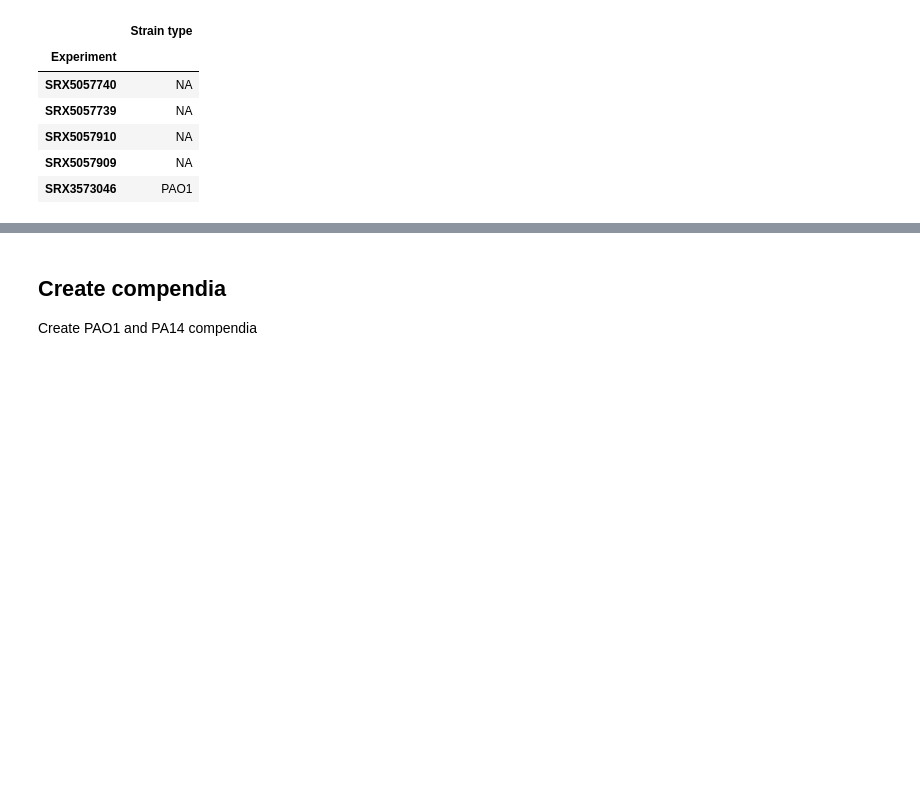
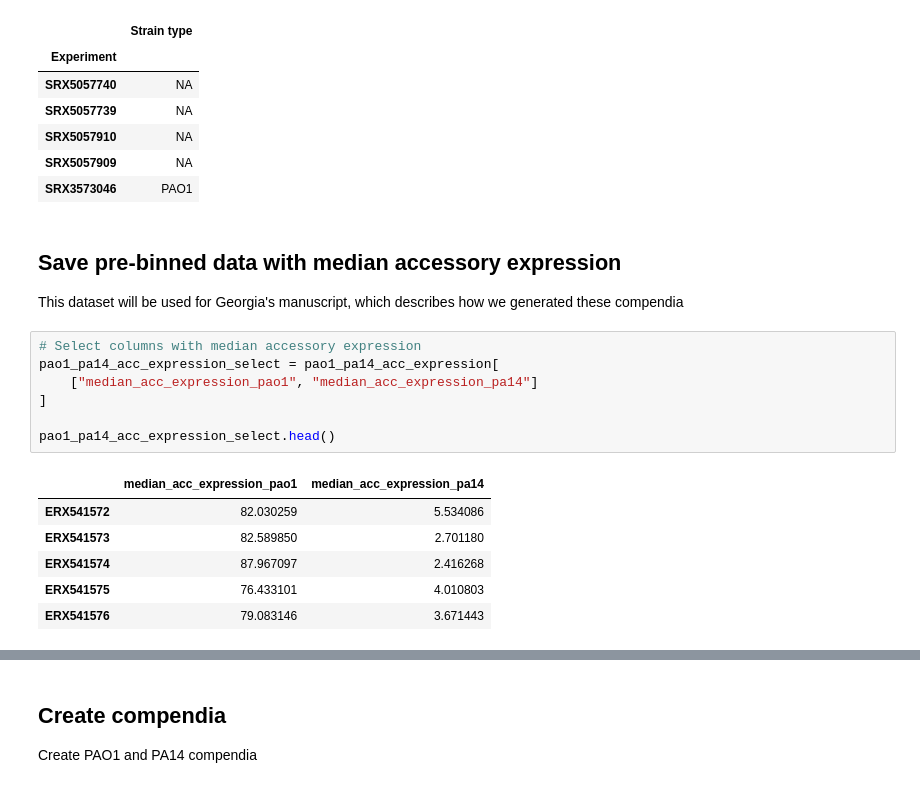
Before and after one commit to greenelab/core-accessory-interactome, a Jupyter notebook: processing/1_create_compendia.ipynb, the cells around one changed output, grey strips where cells are left out. Cells and saved outputs as stored; diff of their text form; blank space fills up the shorter version.

```diff
--- a/processing/1_create_compendia.ipynb
+++ b/processing/1_create_compendia.ipynb
@@ -227,3 +227,20 @@ See the caveats in the documentation: https://pandas.pydata.org/pandas-docs/stab
 | SRX5057910 | NA |
 | SRX5057909 | NA |
 | SRX3573046 | PAO1 |
+# %% [markdown]
+## Save pre-binned data with median accessory expression
+This dataset will be used for Georgia's manuscript, which describes how we generated these compendia
+# %%
+# Select columns with median accessory expression
+pao1_pa14_acc_expression_select = pao1_pa14_acc_expression[
+    ["median_acc_expression_pao1", "median_acc_expression_pa14"]
+]
+
+pao1_pa14_acc_expression_select.head()
+# %% [output]
+|  | median_acc_expression_pao1 | median_acc_expression_pa14 |
+| ERX541572 | 82.030259 | 5.534086 |
+| ERX541573 | 82.589850 | 2.701180 |
+| ERX541574 | 87.967097 | 2.416268 |
+| ERX541575 | 76.433101 | 4.010803 |
+| ERX541576 | 79.083146 | 3.671443 |
```
Also changed, not shown: parts of 8 cells of this notebook, 2 other files.
